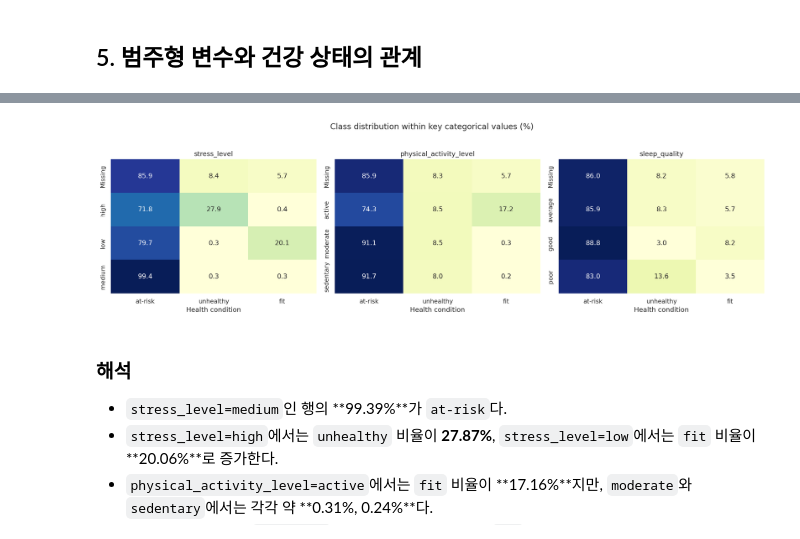
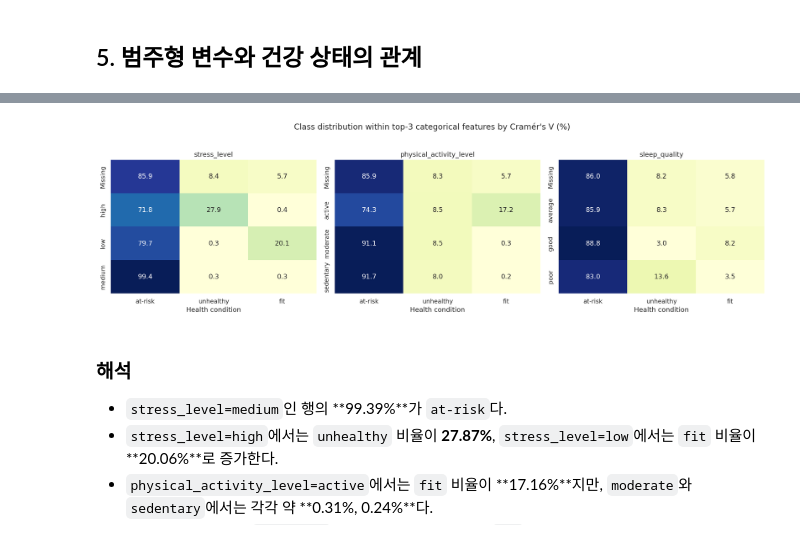
Before and after one commit to seohyunj042-code/student-health-risk-eda, a Jupyter notebook: notebooks/01_seohyun_eda_model_plan.ipynb, the cells around one changed output, grey strips where cells are left out. Saved outputs shown, nothing was run; the diff lists cells and outputs as text; code cells hidden in the pictures.

Commit message:
Add categorical feature selection rationale

```diff
--- a/notebooks/01_seohyun_eda_model_plan.ipynb
+++ b/notebooks/01_seohyun_eda_model_plan.ipynb
@@ -207,3 +208,31 @@ plt.show()
 - 선형적인 한 변수 효과뿐 아니라 수면·활동·스트레스 간 상호작용을 포착할 수 있는 트리 기반 부스팅 모델이 적합해 보인다.
 # %% [markdown]
 ## 5. 범주형 변수와 건강 상태의 관계
+# %%
+from scipy.stats import chi2_contingency
+
+categorical_association_rows = []
+for column in categorical_features:
+    contingency = pd.crosstab(
+        train[column].fillna('Missing'),
+        train[target]
+    )
+    chi2, _, _, _ = chi2_contingency(contingency)
+    n = contingency.to_numpy().sum()
+    denominator = n * min(contingency.shape[0] - 1, contingency.shape[1] - 1)
+    cramers_v = np.sqrt(chi2 / denominator)
+    categorical_association_rows.append({
+        'feature': column,
+        'cramers_v': cramers_v,
+    })
+
+categorical_association = (
+    pd.DataFrame(categorical_association_rows)
+      .set_index('feature')
+      .sort_values('cramers_v', ascending=False)
+)
+display(categorical_association.round(4))
+
+# 연관성이 가장 큰 상위 3개 변수를 상세 시각화
+key_categorical = categorical_association.head(3).index.tolist()
+print('Selected variables:', key_categorical)
@@ -210,23 +256,24 @@ plt.show()
 # %%
-key_categorical = ['stress_level', 'physical_activity_level', 'sleep_quality']
+# Cramér's V가 높은 상위 3개 범주형 변수를 상세 확인
+key_categorical = categorical_association.head(3).index.tolist()
 
 fig, axes = plt.subplots(1, 3, figsize=(17, 4.8))
 for ax, column in zip(axes, key_categorical):
     tab = pd.crosstab(
         train[column].fillna('Missing'),
         train[target],
         normalize='index'
     ).reindex(columns=class_order) * 100
     sns.heatmap(tab, annot=True, fmt='.1f', cmap='YlGnBu', cbar=False, ax=ax)
     ax.set_title(column)
     ax.set_xlabel('Health condition')
     ax.set_ylabel('')
 
-fig.suptitle('Class distribution within key categorical values (%)', y=1.03)
+fig.suptitle("Class distribution within top-3 categorical features by Cramér's V (%)", y=1.03)
 plt.tight_layout()
 plt.show()
 # %% [output]
-[figure, old version]
+[figure, new version]
 # %% [markdown]
 ### 해석
 
```
Also changed, not shown: parts of 3 cells of this notebook.
